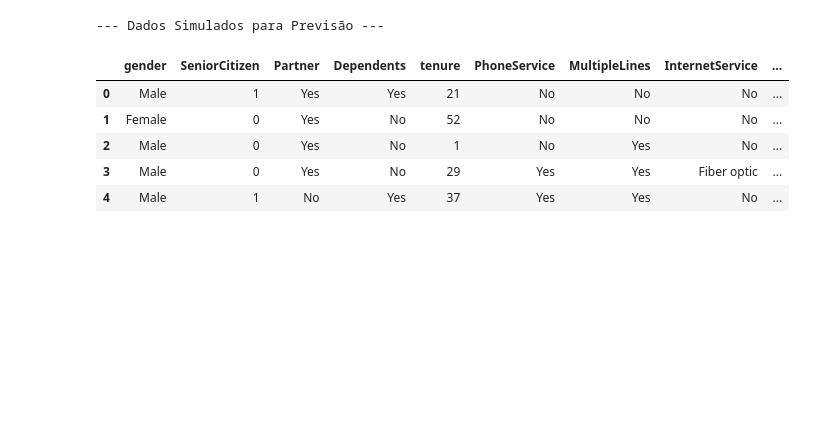
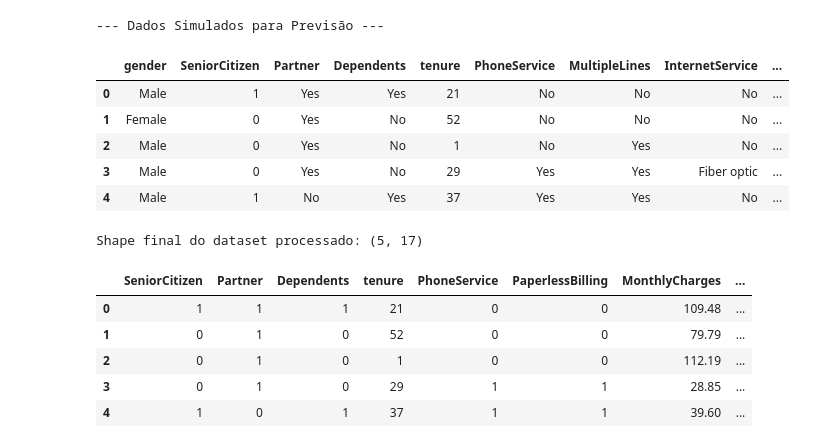
Before and after one commit to moises-rb/Analise_Dados, a Jupyter notebook: Telecom_X_PrevendoChurn/notebooks/04_Simulacao_Manual_PrevChurn.ipynb, the cells around one changed output. Drawn from its saved outputs; the diff is of its cells as text; code cells hidden in the pictures; blank space fills up the shorter version.

```diff
--- a/Telecom_X_PrevendoChurn/notebooks/04_Simulacao_Manual_PrevChurn.ipynb
+++ b/Telecom_X_PrevendoChurn/notebooks/04_Simulacao_Manual_PrevChurn.ipynb
@@ -43,3 +49,49 @@ display(data_teste)
 | 2 | Male | 0 | Yes | No | 1 | No | Yes | No | ... |
 | 3 | Male | 0 | Yes | No | 29 | Yes | Yes | Fiber optic | ... |
 | 4 | Male | 1 | No | Yes | 37 | Yes | Yes | No | ... |
+# %%
+# Cópia de segurança
+df_simulado_proc = data_teste.copy()
+
+# 1. Remover colunas desnecessárias
+colunas_remover = ['customerID', 'Churn'] if 'customerID' in df_simulado_proc.columns else ['Churn']
+df_simulado_proc = df_simulado_proc.drop(columns=colunas_remover, errors='ignore')
+
+# 2. Corrigir TotalCharges (caso exista)
+if 'TotalCharges' in df_simulado_proc.columns:
+    df_simulado_proc['TotalCharges'] = pd.to_numeric(df_simulado_proc['TotalCharges'], errors='coerce')
+    df_simulado_proc['TotalCharges'] = df_simulado_proc['TotalCharges'].fillna(df_simulado_proc['TotalCharges'].median())
+
+# 3. Variáveis binárias como 0 e 1
+variaveis_binarias = ['Partner', 'Dependents', 'PhoneService', 'PaperlessBilling']
+for col in variaveis_binarias:
+    if col in df_simulado_proc.columns:
+        df_simulado_proc[col] = df_simulado_proc[col].map({'Yes': 1, 'No': 0})
+
+# 4. Variáveis com "No internet service" ou "No phone service"
+substituir_no_service = [
+    'OnlineSecurity', 'OnlineBackup', 'DeviceProtection',
+    'TechSupport', 'StreamingTV', 'StreamingMovies', 'MultipleLines'
+]
+for col in substituir_no_service:
+    if col in df_simulado_proc.columns:
+        df_simulado_proc[col] = df_simulado_proc[col].replace({'No internet service': 'No', 'No phone service': 'No'})
+
+# 5. Codificar variáveis categóricas
+colunas_categoricas = df_simulado_proc.select_dtypes(include='object').columns.tolist()
+df_simulado_proc = pd.get_dummies(df_simulado_proc, columns=colunas_categoricas, drop_first=True)
+
+# 6. Garantir que não há valores nulos
+df_simulado_proc = df_simulado_proc.fillna(0)
+
+# 7. Verificar formato final
+print(f"Shape final do dataset processado: {df_simulado_proc.shape}")
+df_simulado_proc.head()
+# %% [output]
+Shape final do dataset processado: (5, 17)
+|  | SeniorCitizen | Partner | Dependents | tenure | PhoneService | PaperlessBilling | MonthlyCharges | ... |
+| 0 | 1 | 1 | 1 | 21 | 0 | 0 | 109.48 | ... |
+| 1 | 0 | 1 | 0 | 52 | 0 | 0 | 79.79 | ... |
+| 2 | 0 | 1 | 0 | 1 | 0 | 0 | 112.19 | ... |
+| 3 | 0 | 1 | 0 | 29 | 1 | 1 | 28.85 | ... |
+| 4 | 1 | 0 | 1 | 37 | 1 | 1 | 39.60 | ... |
```
Also changed, not shown: parts of 11 cells of this notebook.
